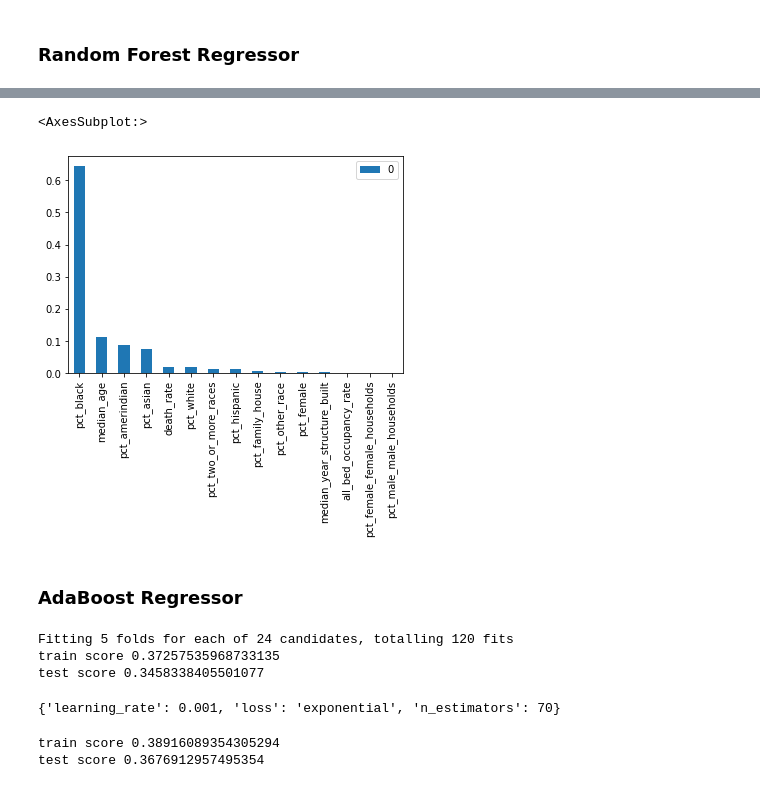
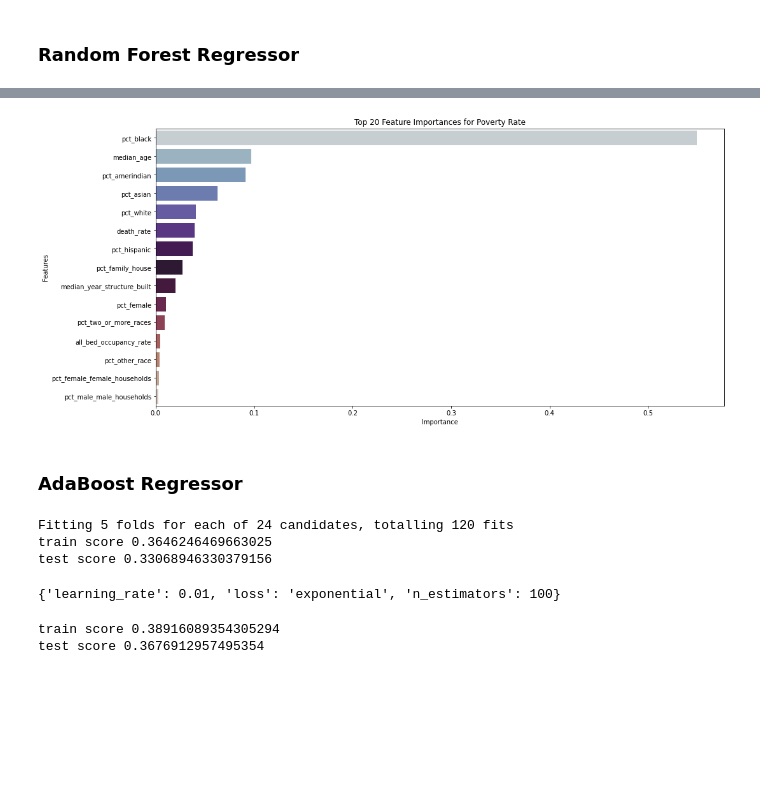
Before and after one commit to spark126/covid_poverty_and_death_rate, a Jupyter notebook: code/lucas_eda.ipynb, the cells around one changed output, grey strips where cells are left out. Saved outputs shown, nothing was run; the diff lists cells and outputs as text; code cells hidden in the pictures; blank space fills up the shorter version.

```diff
--- a/code/lucas_eda.ipynb
+++ b/code/lucas_eda.ipynb
@@ -16,6 +17,8 @@ income_cols = [col for col in df.columns if 'income' in col]
 df.drop(columns=income_cols, inplace=True)
 # %% [markdown]
 **Interpretation:** Income columns will leak data.
+# %%
+df.drop(df.loc[df['median_year_structure_built'] == 0].index, inplace=True)
 # %%
 df.corr()['poverty_rate'].sort_values(ascending=True).head(20)
 # %% [output]
@@ -179,9 +183,9 @@ rfr = RandomForestRegressor()
 
 params = {
     'n_estimators': [75, 100, 125],
-    'max_depth': [3, 5, 7],
-    'min_samples_split': [2, 4, 10],
-    'min_samples_leaf': [1, 10],
+    'max_depth': [3, 4],
+    'min_samples_split': [2, 4, 6],
+    'min_samples_leaf': [2, 4, 6],
 }
 
 gs = GridSearchCV(rfr, param_grid=params, verbose=2, n_jobs = 5)
@@ -200,8 +204,8 @@ test score 0.5465641186491467
 # %%
-rfr = RandomForestRegressor(max_depth=3,
- min_samples_leaf=10,
- min_samples_split=10,
- n_estimators=75)
+rfr = RandomForestRegressor(max_depth=4,
+ min_samples_leaf=4,
+ min_samples_split=4,
+ n_estimators=125)
 
 print(cross_val_score(rfr, X_train, y_train))
 rfr.fit(X_train, y_train)
@@ -212,9 +235,18 @@ print(rfr.score(X_test, y_test), rfr.score(X_train, y_train))
 # %%
-pd.DataFrame(rfr.feature_importances_, index=X_train.columns)\
-.sort_values(by=0, ascending=False).plot(kind='bar')
+feature_df = pd.DataFrame(rfr.feature_importances_, index=X_train.columns)\
+.sort_values(by=0, ascending=False)
+
+plt.figure(figsize=(16, 8))
+
+sns.barplot(x=feature_df[0], y=feature_df.index, palette='twilight')
+
+plt.xlabel('Importance')
+plt.ylabel('Features')
+plt.title('Top 20 Feature Importances for Poverty Rate')
+
+plt.savefig('../images/poverty_feature_importances');
 # %% [output]
-<AxesSubplot:>
-[figure, old version]
+[figure, new version]
 # %% [markdown]
 ### AdaBoost Regressor
 # %%
@@ -233,9 +265,9 @@ print('test score', gs.score(X_test, y_test))
 gs.best_params_
 # %% [output]
 Fitting 5 folds for each of 24 candidates, totalling 120 fits
-train score 0.37257535968733135
-test score 0.3458338405501077
+train score 0.3646246469663025
+test score 0.33068946330379156
-{'learning_rate': 0.001, 'loss': 'exponential', 'n_estimators': 70}
+{'learning_rate': 0.01, 'loss': 'exponential', 'n_estimators': 100}
 # %%
 ada = AdaBoostRegressor(base_estimator=RandomForestRegressor(max_depth=3,
                                                              min_samples_leaf=10,
```
Also changed, not shown: parts of 15 cells of this notebook, 1 other file.
